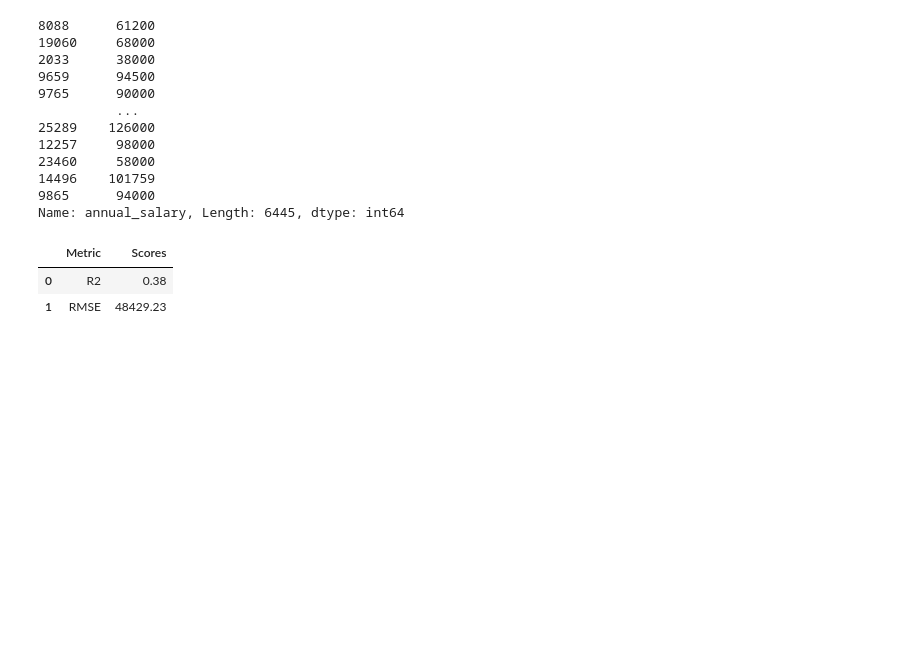
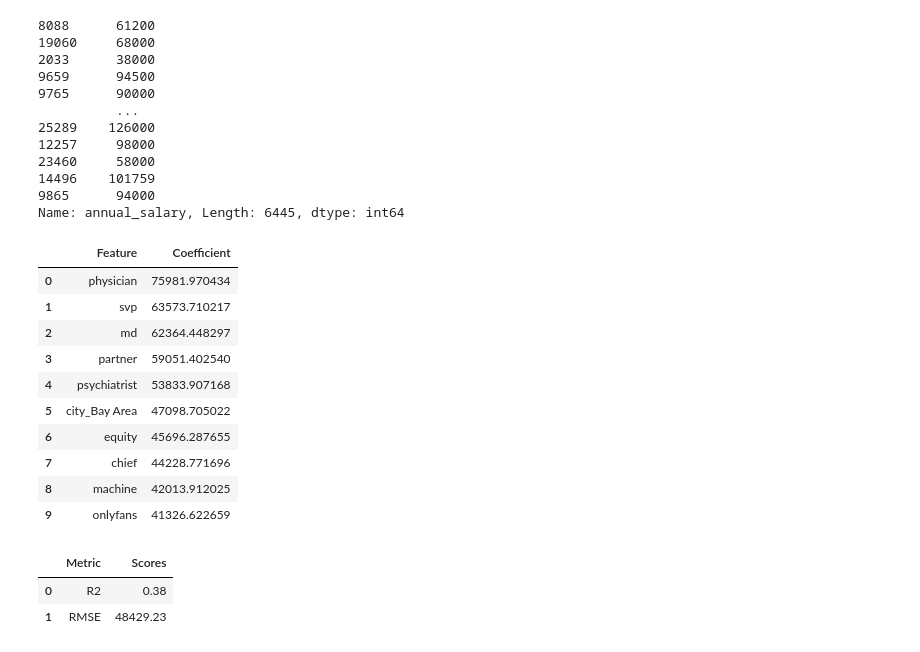
Before and after one commit to UBC-MDS/US-Salary-Prediction, a Jupyter notebook: results/model_fitting.ipynb, the cells around one changed output. Drawn from its saved outputs; the diff is of its cells as text; code cells hidden in the pictures; blank space fills up the shorter version.

Commit message:
Changed fit_transform_evaluate_model.py script to generate coefficient data, updated final report

```diff
--- a/results/model_fitting.ipynb
+++ b/results/model_fitting.ipynb
@@ -185,6 +172,6 @@ pd.DataFrame(X_transformed_train.todense(), columns = feats)
 # %%
-X_transformed_train = preprocessor.fit_transform(X_train).toarray()
-X_test_transformed = preprocessor.transform(X_test).toarray()
+#X_transformed_train = preprocessor.fit_transform(X_train).toarray()
+#X_test_transformed = preprocessor.transform(X_test).toarray()
 # %% [markdown]
 ### Fitting the Ridge Model (SCRIPT 2)
 # %%
@@ -295,6 +282,23 @@ y_test
 14496    101759
 9865      94000
 Name: annual_salary, Length: 6445, dtype: int64
+# %%
+pd.DataFrame(data=ideal_model.coef_, index=feats, columns=["coefficient"]).sort_values("coefficient")[:10]
+asd = pd.DataFrame(data=ideal_model.coef_, index=feats, columns=["coefficient"]).sort_values("coefficient", ascending = False)[:10].reset_index()
+asd.columns = ["Feature", "Coefficient"]
+asd
+# %% [output]
+|  | Feature | Coefficient |
+| 0 | physician | 75981.970434 |
+| 1 | svp | 63573.710217 |
+| 2 | md | 62364.448297 |
+| 3 | partner | 59051.402540 |
+| 4 | psychiatrist | 53833.907168 |
+| 5 | city_Bay Area | 47098.705022 |
+| 6 | equity | 45696.287655 |
+| 7 | chief | 44228.771696 |
+| 8 | machine | 42013.912025 |
+| 9 | onlyfans | 41326.622659 |
 # %%
 r2 = round(sk.r2_score(y_test, y_pred),2)
 rmse = round(math.sqrt(sk.mean_squared_error(y_test, y_pred)),2)
```
Also changed, not shown: parts of 1 cell of this notebook, 7 other files.
